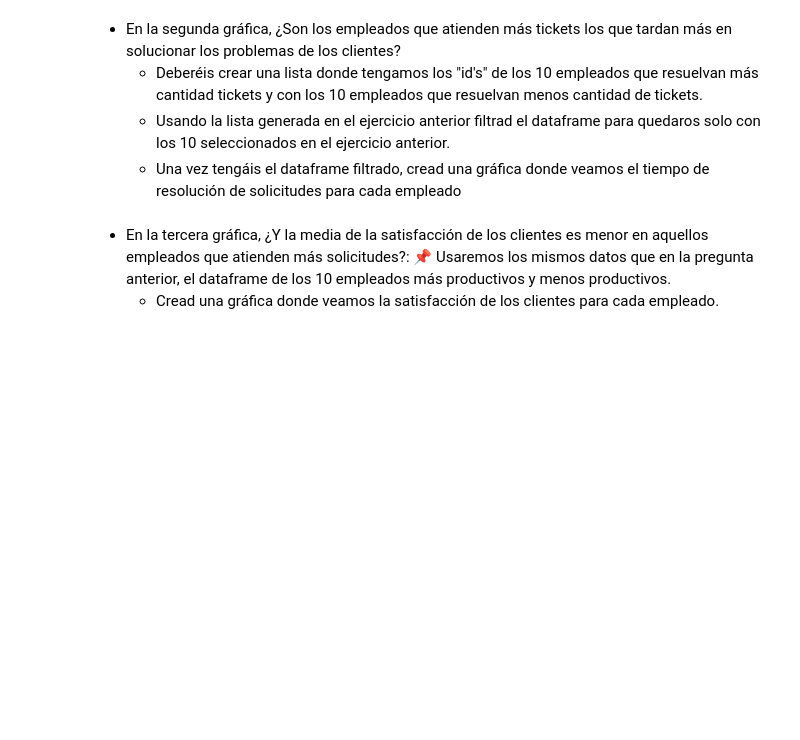
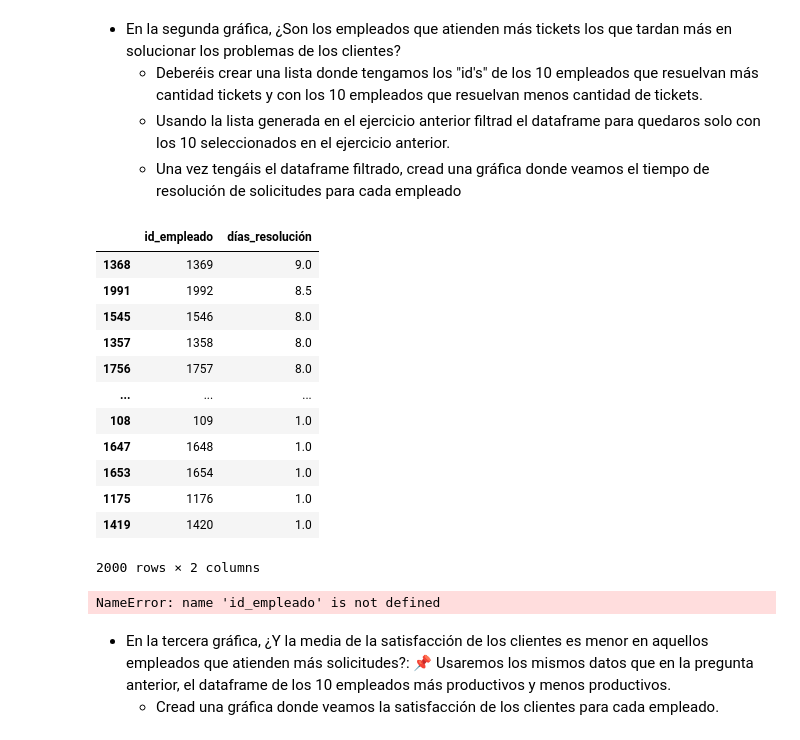
Before and after one commit to anane3373/promoE_modulo2_sprint2_pairprogramming_AnaGuardiayAndreaCabrera, a Jupyter notebook: EDA_pair/EDA3_18_8.ipynb, the cells around one changed output. Drawn from its saved outputs; the diff is of its cells as text; code cells hidden in the pictures; blank space fills up the shorter version.

```diff
--- a/EDA_pair/EDA3_18_8.ipynb
+++ b/EDA_pair/EDA3_18_8.ipynb
@@ -86,3 +136,26 @@ sns.swarmplot(x = "categoría", y = "satisfacción", data = df_problemas);
   - Deberéis crear una lista donde tengamos los "id's" de los 10 empleados que resuelvan más cantidad tickets y con los 10 empleados que resuelvan menos cantidad de tickets.
   - Usando la lista generada en el ejercicio anterior filtrad el dataframe para quedaros solo con los 10 seleccionados en el ejercicio anterior.
   - Una vez tengáis el dataframe filtrado, cread una gráfica donde veamos el tiempo de resolución de solicitudes para cada empleado
+# %%
+groupby2 = df.groupby("id_empleado")["días_resolución"].median()
+df_groupby2 = pd.DataFrame(groupby2.reset_index())
+df_empleados_sort_resolucion = df_groupby2.sort_values("días_resolución", ascending = False)
+df_empleados_sort_resolucion
+# %% [output]
+|  | id_empleado | días_resolución |
+| 1368 | 1369 | 9.0 |
+| 1991 | 1992 | 8.5 |
+| 1545 | 1546 | 8.0 |
+| 1357 | 1358 | 8.0 |
+| 1756 | 1757 | 8.0 |
+| ... | ... | ... |
+| 108 | 109 | 1.0 |
+| 1647 | 1648 | 1.0 |
+| 1653 | 1654 | 1.0 |
+| 1175 | 1176 | 1.0 |
+| 1419 | 1420 | 1.0 |
+2000 rows × 2 columns
+# %%
+mas_empleados = list(df[id_empleado])
+# %% [output]
+NameError: name 'id_empleado' is not defined
```
Also changed, not shown: parts of 10 cells of this notebook, 2 other files.
